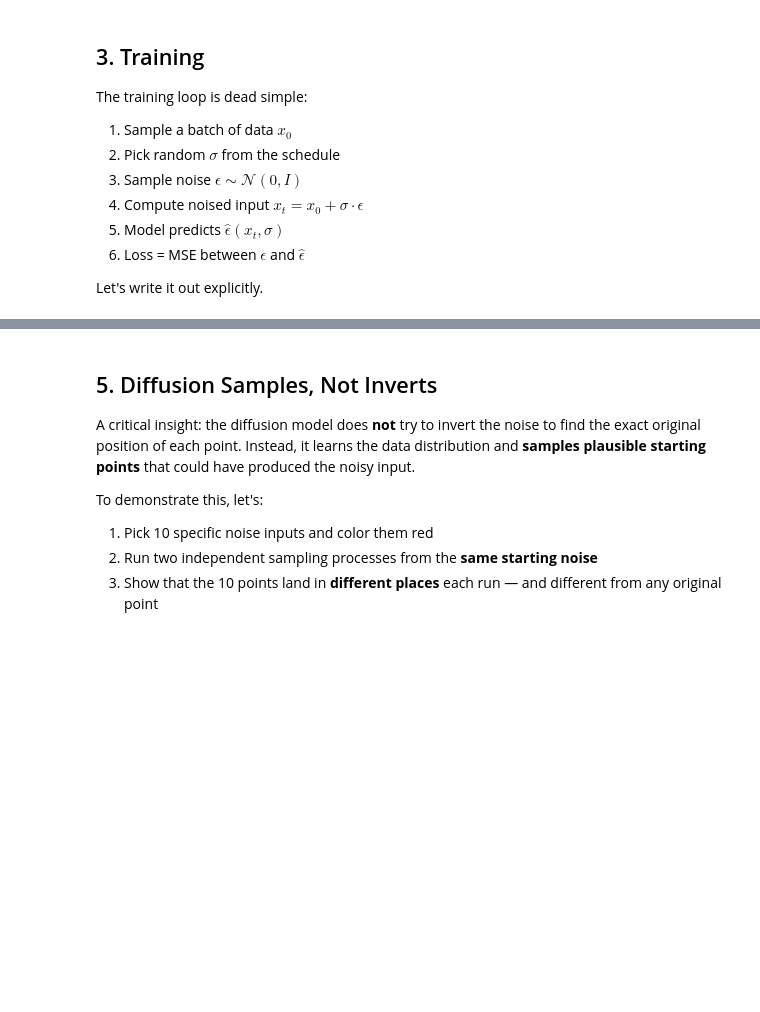
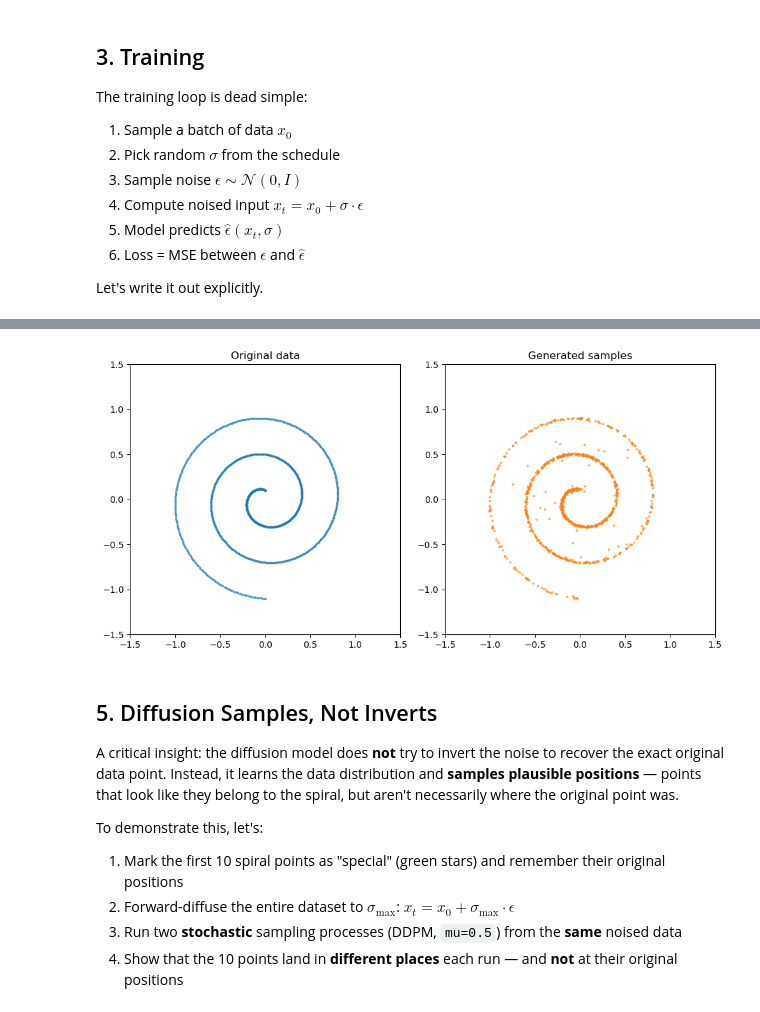
Before and after one commit to HangenYuu/smalldiffusion, a Jupyter notebook: examples/walkthrough.ipynb, the cells around one changed output, grey strips where cells are left out. Cells and saved outputs as stored; diff of their text form; code cells hidden in the pictures; blank space fills up the shorter version.

```diff
--- a/examples/walkthrough.ipynb
+++ b/examples/walkthrough.ipynb
@@ -272,23 +346,31 @@ plt.tight_layout()
 # %%
 # Final samples vs original data
-final = trajectory[-1].numpy()
+final = trajectory[-1].cpu().numpy()
 orig = dataset.vals.numpy()
 
 fig, axes = plt.subplots(1, 2, figsize=(10, 5))
 axes[0].scatter(orig[:, 0], orig[:, 1], s=3, alpha=0.5)
-axes[0].set_title('Original data'); axes[0].set_aspect('equal')
-axes[1].scatter(final[:, 0], final[:, 1], s=3, alpha=0.5, c='C1')
-axes[1].set_title('Generated samples'); axes[1].set_aspect('equal')
-for ax in axes: ax.set_xlim(-1.5, 1.5); ax.set_ylim(-1.5, 1.5)
+axes[0].set_title("Original data")
+axes[0].set_aspect("equal")
+axes[1].scatter(final[:, 0], final[:, 1], s=3, alpha=0.5, c="C1")
+axes[1].set_title("Generated samples")
+axes[1].set_aspect("equal")
+for ax in axes:
+    ax.set_xlim(-1.5, 1.5)
+    ax.set_ylim(-1.5, 1.5)
 plt.tight_layout()
+# %% [output]
+[figure, added]
 # %% [markdown]
 ## 5. Diffusion Samples, Not Inverts
 
-A critical insight: the diffusion model does **not** try to invert the noise to find the
-exact original position of each point. Instead, it learns the data distribution and **samples
-plausible starting points** that could have produced the noisy input.
+A critical insight: the diffusion model does **not** try to invert the noise to recover the
+exact original data point. Instead, it learns the data distribution and **samples
+plausible positions** — points that look like they belong to the spiral, but aren't necessarily
+where the original point was.
 
 To demonstrate this, let's:
-1. Pick 10 specific noise inputs and color them red
-2. Run two independent sampling processes from the **same starting noise**
-3. Show that the 10 points land in **different places** each run — and different from any original point
+1. Mark the first 10 spiral points as "special" (green stars) and remember their original positions
+2. Forward-diffuse the entire dataset to $\sigma_{\max}$: $x_t = x_0 + \sigma_{\max} \cdot \epsilon$
+3. Run two **stochastic** sampling processes (DDPM, `mu=0.5`) from the **same** noised data
+4. Show that the 10 points land in **different places** each run — and **not** at their original positions
```
Also changed, not shown: parts of 29 cells of this notebook.
